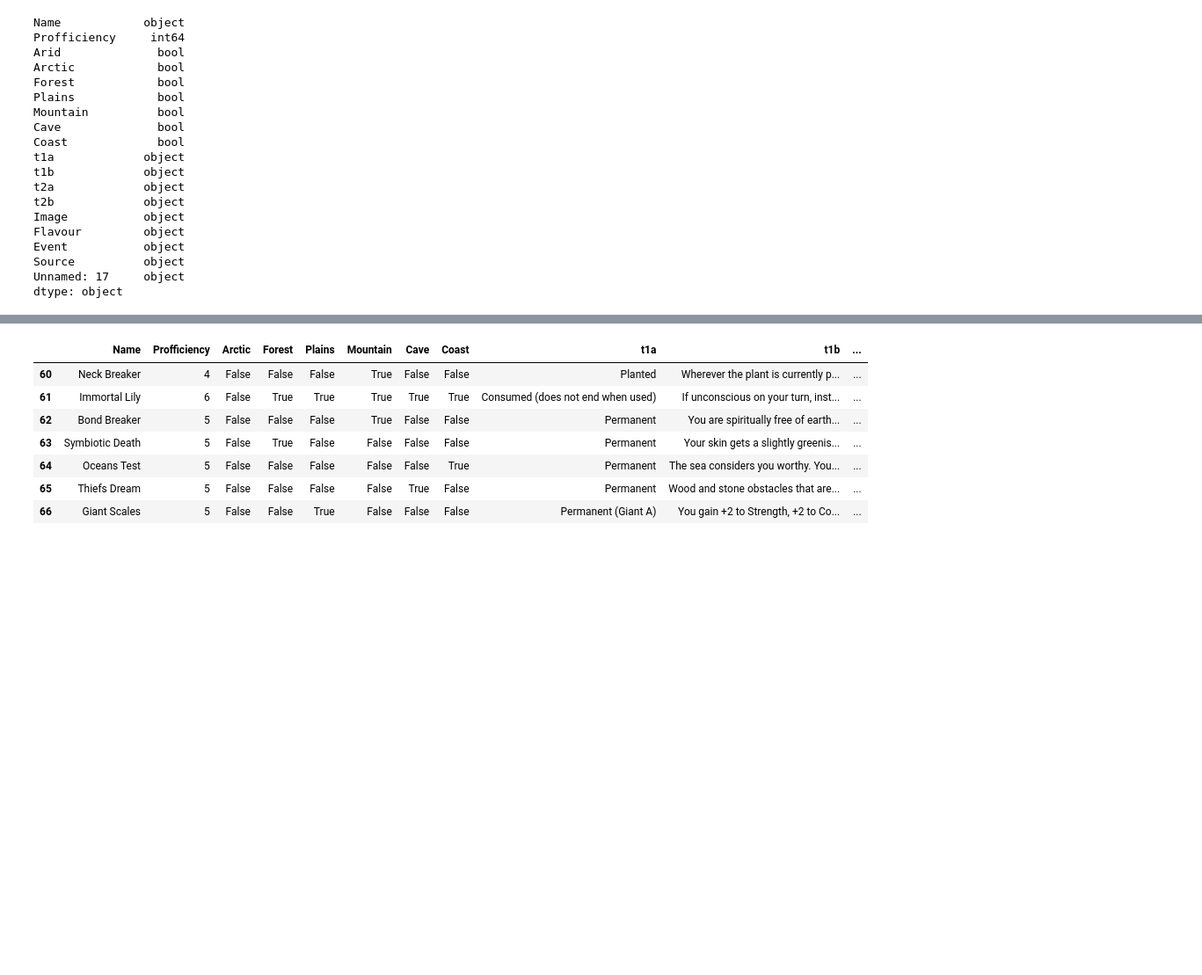
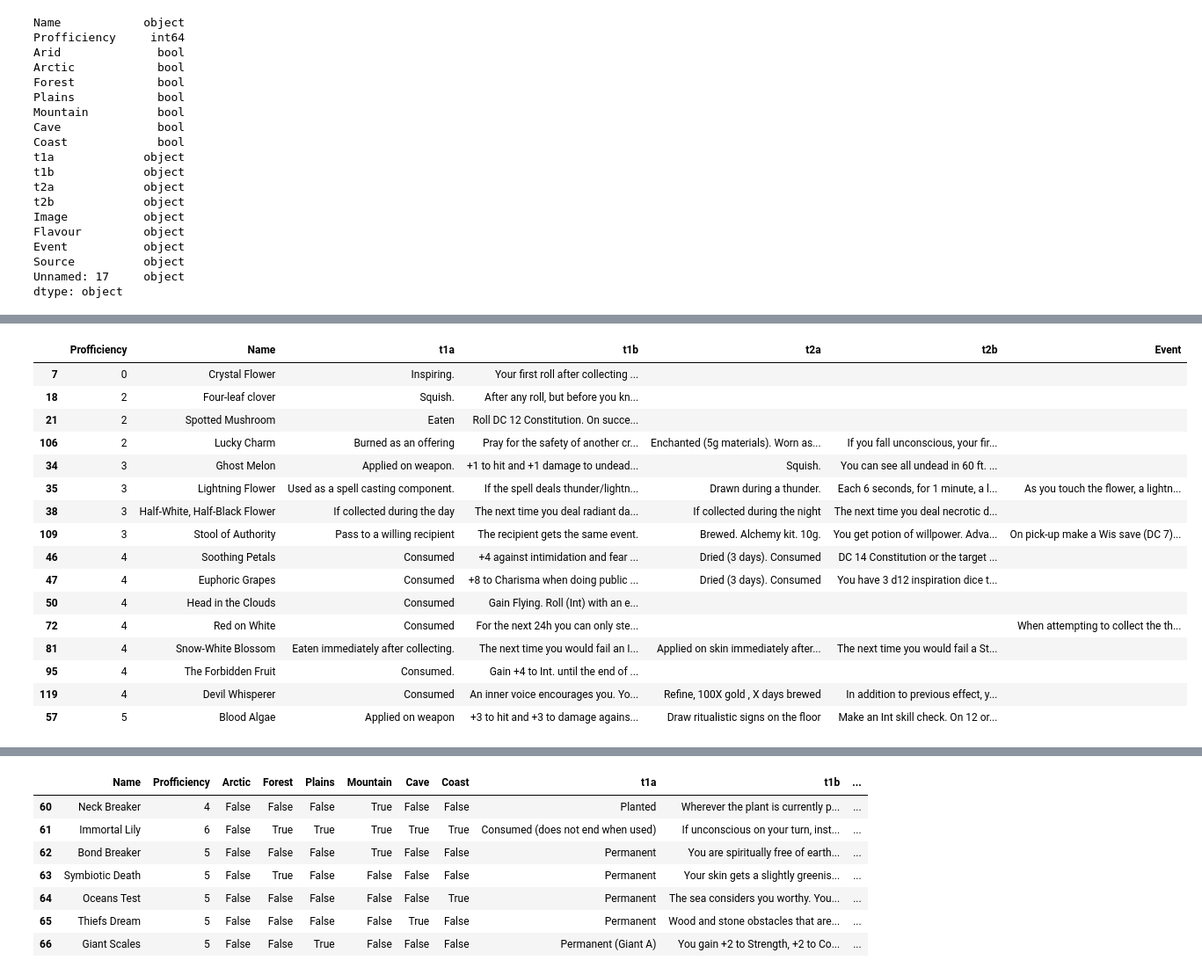
Before and after one commit to VitoJanko/DungeonsAndPlants, a Jupyter notebook: validation.ipynb, the cells around one changed output, grey strips where cells are left out. Shown: that part at 88% size. Cells and saved outputs as stored; diff of their text form; code cells hidden in the pictures; blank space fills up the shorter version.

```diff
--- a/validation.ipynb
+++ b/validation.ipynb
@@ -68,0 +115,20 @@ dtype: object
+# %%
+plants_all[plants_all.Category.apply(lambda x: x in ['roll_buff'])].sort_values(by="Profficiency")[columns]
+# %% [output]
+|  | Profficiency | Name | t1a | t1b | t2a | t2b | Event |
+| 7 | 0 | Crystal Flower | Inspiring. | Your first roll after collecting ... |  |  |  |
+| 18 | 2 | Four-leaf clover | Squish. | After any roll, but before you kn... |  |  |  |
+| 21 | 2 | Spotted Mushroom | Eaten | Roll DC 12 Constitution. On succe... |  |  |  |
+| 106 | 2 | Lucky Charm | Burned as an offering | Pray for the safety of another cr... | Enchanted (5g materials). Worn as... | If you fall unconscious, your fir... |  |
+| 34 | 3 | Ghost Melon | Applied on weapon. | +1 to hit and +1 damage to undead... | Squish. | You can see all undead in 60 ft. ... |  |
+| 35 | 3 | Lightning Flower | Used as a spell casting component. | If the spell deals thunder/lightn... | Drawn during a thunder. | Each 6 seconds, for 1 minute, a l... | As you touch the flower, a lightn... |
+| 38 | 3 | Half-White, Half-Black Flower | If collected during the day | The next time you deal radiant da... | If collected during the night | The next time you deal necrotic d... |  |
+| 109 | 3 | Stool of Authority | Pass to a willing recipient | The recipient gets the same event. | Brewed. Alchemy kit. 10g. | You get potion of willpower. Adva... | On pick-up make a Wis save (DC 7)... |
+| 46 | 4 | Soothing Petals | Consumed | +4 against intimidation and fear ... | Dried (3 days). Consumed | DC 14 Constitution or the target ... |  |
+| 47 | 4 | Euphoric Grapes | Consumed | +8 to Charisma when doing public ... | Dried (3 days). Consumed | You have 3 d12 inspiration dice t... |  |
+| 50 | 4 | Head in the Clouds | Consumed | Gain Flying. Roll (Int) with an e... |  |  |  |
+| 72 | 4 | Red on White | Consumed | For the next 24h you can only ste... |  |  | When attempting to collect the th... |
+| 81 | 4 | Snow-White Blossom | Eaten immediately after collecting. | The next time you would fail an I... | Applied on skin immediately after... | The next time you would fail a St... |  |
+| 95 | 4 | The Forbidden Fruit | Consumed. | Gain +4 to Int. until the end of ... |  |  |  |
+| 119 | 4 | Devil Whisperer | Consumed | An inner voice encourages you. Yo... | Refine, 100X gold , X days brewed | In addition to previous effect, y... |  |
+| 57 | 5 | Blood Algae | Applied on weapon | +3 to hit and +3 to damage agains... | Draw ritualistic signs on the floor | Make an Int skill check. On 12 or... |  |
```
Also changed, not shown: parts of 17 cells of this notebook, 30 other files.
